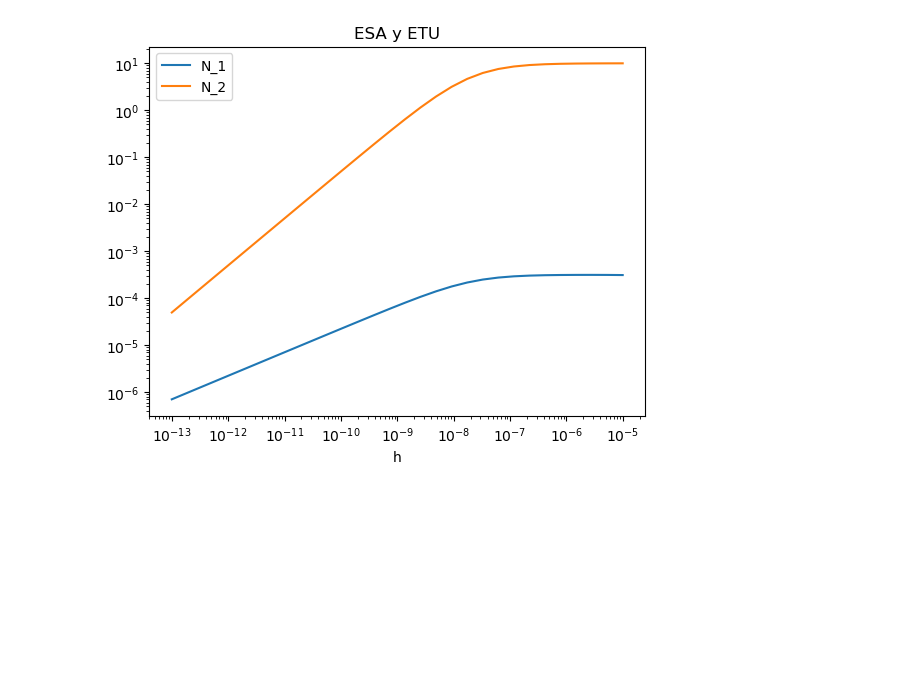
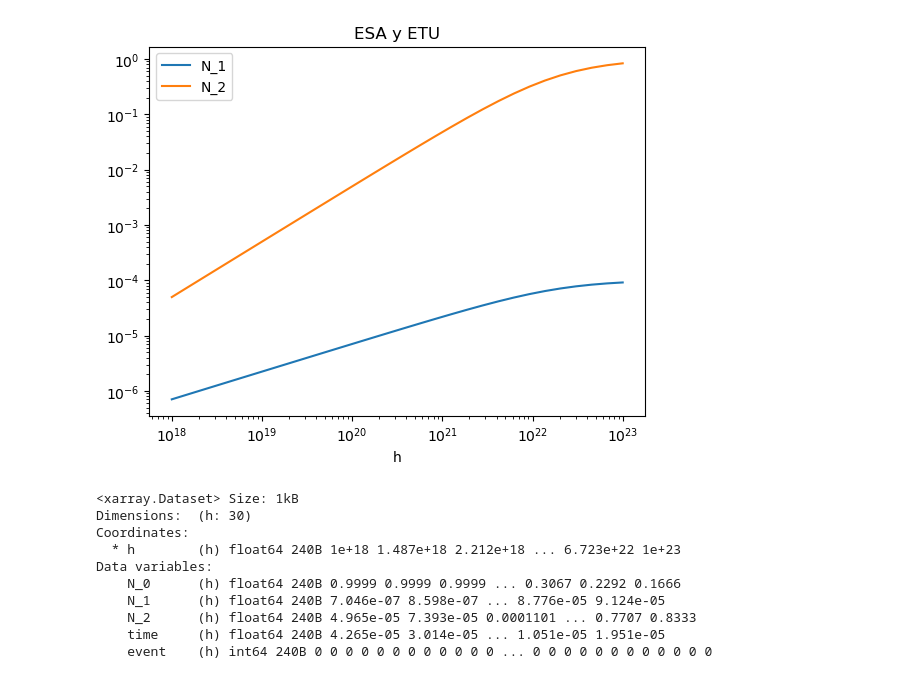
Before and after one commit to dyscolab/jablonski, a Jupyter notebook: examples/upconversion.ipynb, the cells around one changed output. Drawn from its saved outputs; the diff is of its cells as text; code cells hidden in the pictures; blank space fills up the shorter version.

```diff
--- a/examples/upconversion.ipynb
+++ b/examples/upconversion.ipynb
@@ -3,37 +3,49 @@ import matplotlib.pyplot as plt
 import numpy as np
 import pint
 from poincare import Simulator, SteadyState
 
 from jablonski import Parameter, SingletState, SpectroscopicSystem, assign, initial
 from jablonski.transitions import Absorption, EnergyTransferUpconversion, Fluorescence
 
 u = pint.get_application_registry()
 
 
 class ETU_ESA(SpectroscopicSystem):
-    N_0: SingletState = initial(energy=0 * u.eV, default=10)
+    N_0: SingletState = initial(energy=0 * u.eV, default=1)
     N_1: SingletState = initial(energy=1 * u.eV, default=0)
     N_2: SingletState = initial(energy=2 * u.eV, default=0)
     ETU_rate: Parameter = assign(default=1e15 / u.s)
-    ESA_rate: Parameter = assign(default=1e15 / u.s)
-    h: Parameter = assign(default=0)
-    a1 = Absorption(ground=N_0, excited=N_1, rate=1e15 / u.s, pump=h)
+    ESA_rate: Parameter = assign(default=1e-15 * u.cm**2)
+    h: Parameter = assign(default=0 / (u.cm**2 * u.s))
+    a1 = Absorption(ground=N_0, excited=N_1, rate=1e-15 * u.cm**2, pump=h)
     a2 = Absorption(ground=N_1, excited=N_2, rate=ESA_rate, pump=h)
     f1 = Fluorescence(ground=N_0, excited=N_1, rate=1e7 / u.s)
     f2 = Fluorescence(ground=N_0, excited=N_2, rate=1e7 / u.s)
     etu = EnergyTransferUpconversion(
         sensitizer=N_1, activator=N_2, relaxator=N_0, rate=ETU_rate
     )
 
 
 sim = Simulator(ETU_ESA)
 steady = SteadyState()
-result = steady.sweep(sim, variable=ETU_ESA.h, values=np.logspace(-13, -5, 30))
+result = steady.sweep(
+    sim, variable=ETU_ESA.h, values=np.logspace(18, 23, 30) / (u.cm**2 * u.s)
+)
 result[["N_1", "N_2"]].to_dataframe().plot()
 plt.xscale("log")
 plt.yscale("log")
 plt.title("ESA y ETU")
 plt.show()
 # %% [output]
-[figure, old version]
+[figure, new version]
+<xarray.Dataset> Size: 1kB
+Dimensions:  (h: 30)
+Coordinates:
+  * h        (h) float64 240B 1e+18 1.487e+18 2.212e+18 ... 6.723e+22 1e+23
+Data variables:
+    N_0      (h) float64 240B 0.9999 0.9999 0.9999 ... 0.3067 0.2292 0.1666
+    N_1      (h) float64 240B 7.046e-07 8.598e-07 ... 8.776e-05 9.124e-05
+    N_2      (h) float64 240B 4.965e-05 7.393e-05 0.0001101 ... 0.7707 0.8333
+    time     (h) float64 240B 4.265e-05 3.014e-05 ... 1.051e-05 1.951e-05
+    event    (h) int64 240B 0 0 0 0 0 0 0 0 0 0 0 0 ... 0 0 0 0 0 0 0 0 0 0 0 0
 # %%
```
Also changed, not shown: parts of 1 cell of this notebook, 11 other files.
